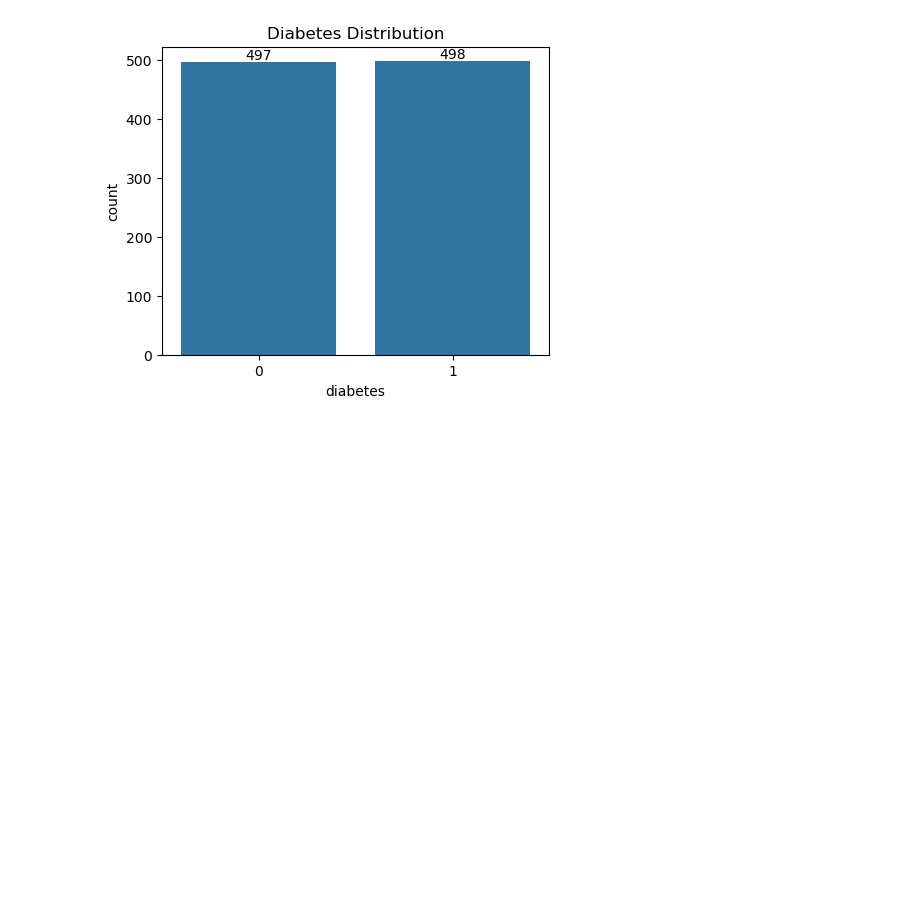
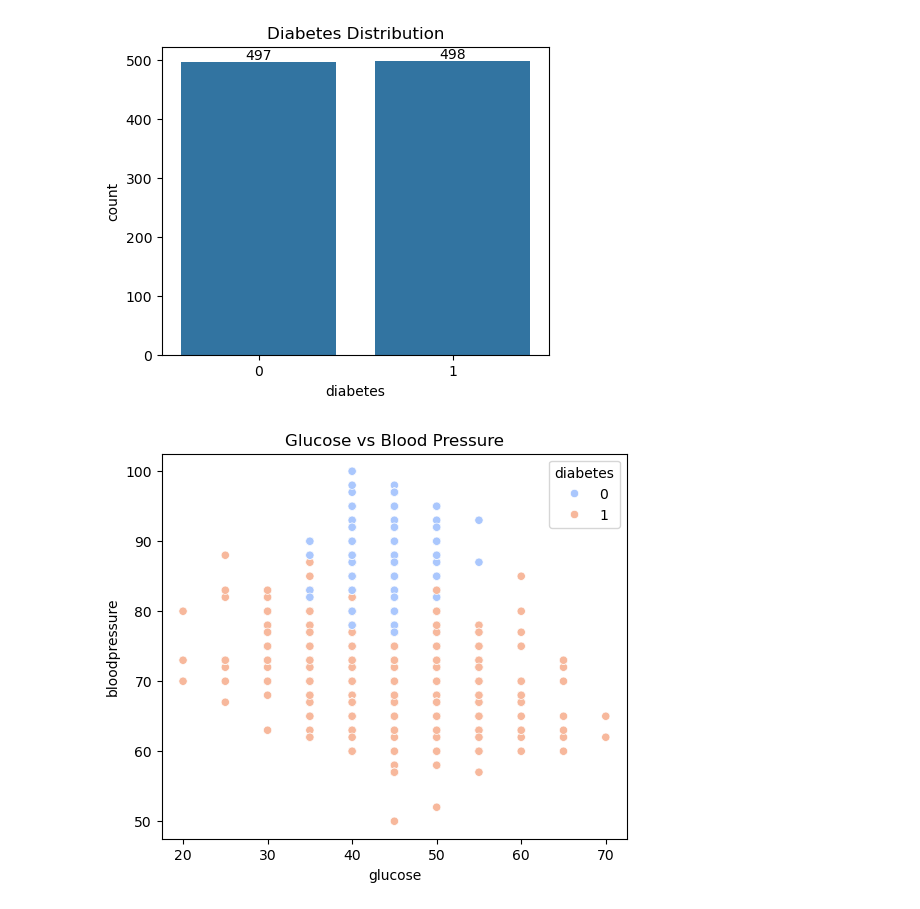
Before and after one commit to gyana10/ML_projects, a Jupyter notebook: Classification/Naive_Bayes/Naive_Bayes.ipynb, the cells around one changed output. Drawn from its saved outputs; the diff is of its cells as text; code cells hidden in the pictures; blank space fills up the shorter version.

Commit message:
scatter plot

```diff
--- a/Classification/Naive_Bayes/Naive_Bayes.ipynb
+++ b/Classification/Naive_Bayes/Naive_Bayes.ipynb
@@ -117,3 +117,19 @@ plt.title("Diabetes Distribution")
 plt.show()
 # %% [output]
 [figure]
+# %%
+plt.figure(figsize=(6,5))
+
+sns.scatterplot(
+    x='glucose',
+    y='bloodpressure',
+    hue='diabetes',
+    data=df,
+    palette='coolwarm'
+)
+
+plt.title("Glucose vs Blood Pressure")
+
+plt.show()
+# %% [output]
+[figure, added]
```
